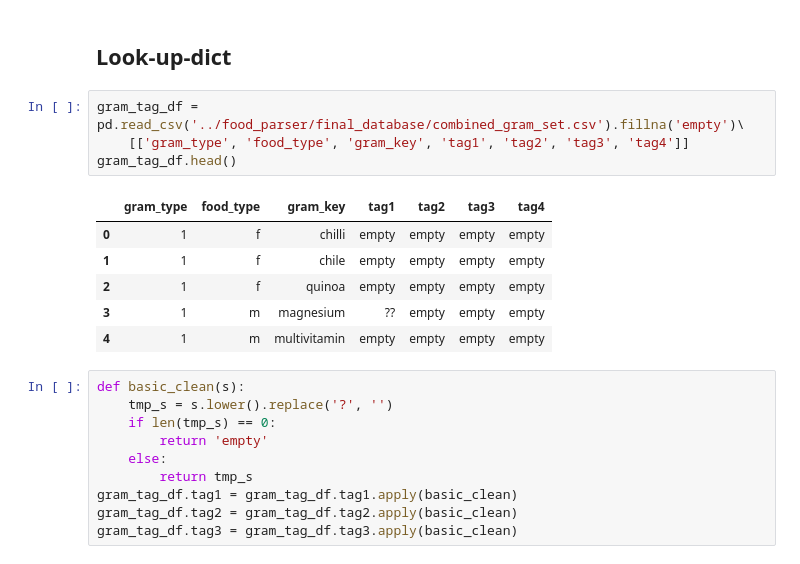
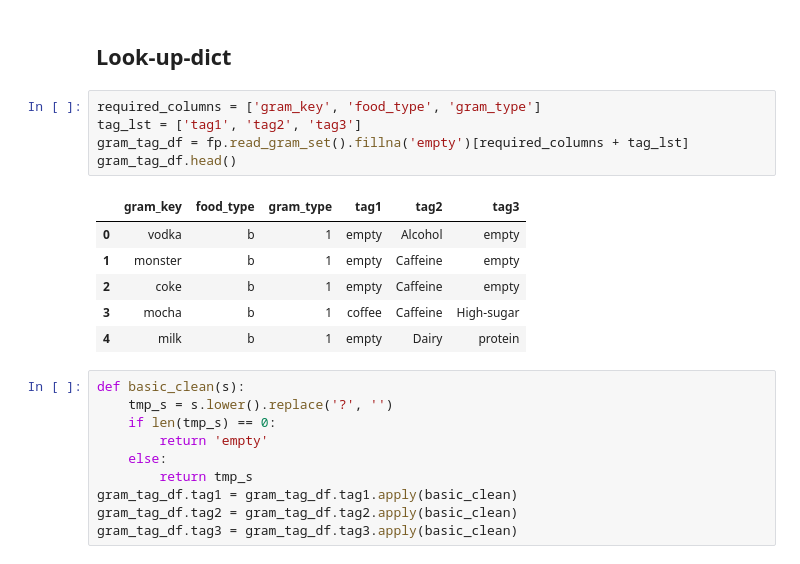
Before and after one commit to JoeyHou/food_parser, a Jupyter notebook: notebooks/2-search-parsed-items.ipynb, the cells around one changed output. Saved outputs shown, nothing was run; the diff lists cells and outputs as text.

```diff
--- a/notebooks/2-search-parsed-items.ipynb
+++ b/notebooks/2-search-parsed-items.ipynb
@@ -93,17 +130,18 @@ sample_df['parsed'] = parsed
 # Build search functions
 # %% [markdown]
 ## Look-up-dict
-# %%
-gram_tag_df = pd.read_csv('../food_parser/final_database/combined_gram_set.csv').fillna('empty')\
-    [['gram_type', 'food_type', 'gram_key', 'tag1', 'tag2', 'tag3', 'tag4']]
-gram_tag_df.head()
-# %% [output]
-|  | gram_type | food_type | gram_key | tag1 | tag2 | tag3 | tag4 |
-| 0 | 1 | f | chilli | empty | empty | empty | empty |
-| 1 | 1 | f | chile | empty | empty | empty | empty |
-| 2 | 1 | f | quinoa | empty | empty | empty | empty |
-| 3 | 1 | m | magnesium | ?? | empty | empty | empty |
-| 4 | 1 | m | multivitamin | empty | empty | empty | empty |
+# %%
+required_columns = ['gram_key', 'food_type', 'gram_type']
+tag_lst = ['tag1', 'tag2', 'tag3']
+gram_tag_df = fp.read_gram_set().fillna('empty')[required_columns + tag_lst]
+gram_tag_df.head()
+# %% [output]
+|  | gram_key | food_type | gram_type | tag1 | tag2 | tag3 |
+| 0 | vodka | b | 1 | empty | Alcohol | empty |
+| 1 | monster | b | 1 | empty | Caffeine | empty |
+| 2 | coke | b | 1 | empty | Caffeine | empty |
+| 3 | mocha | b | 1 | coffee | Caffeine | High-sugar |
+| 4 | milk | b | 1 | empty | Dairy | protein |
 # %%
 def basic_clean(s):
     tmp_s = s.lower().replace('?', '')
```
Also changed, not shown: parts of 47 cells of this notebook, 3 other files.
